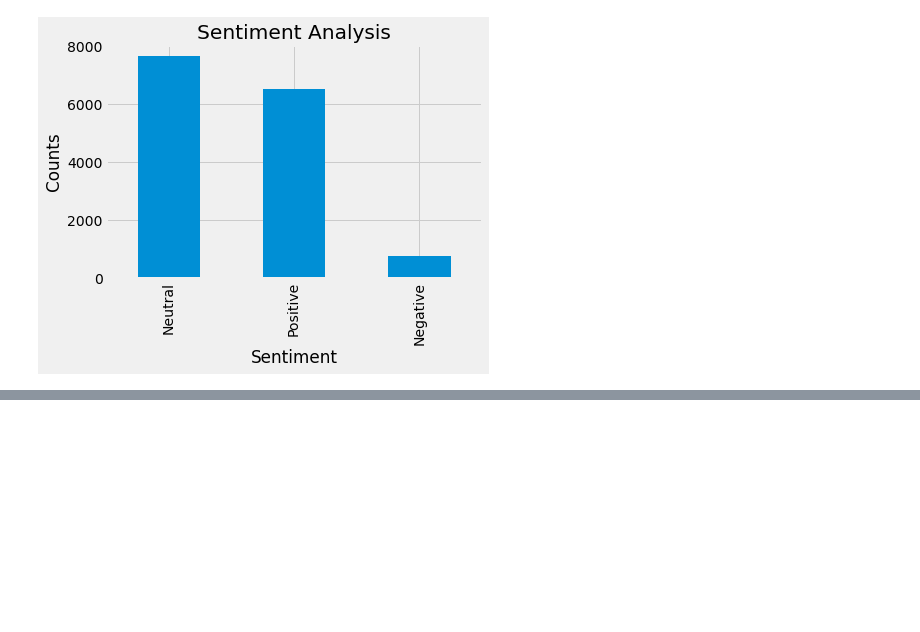
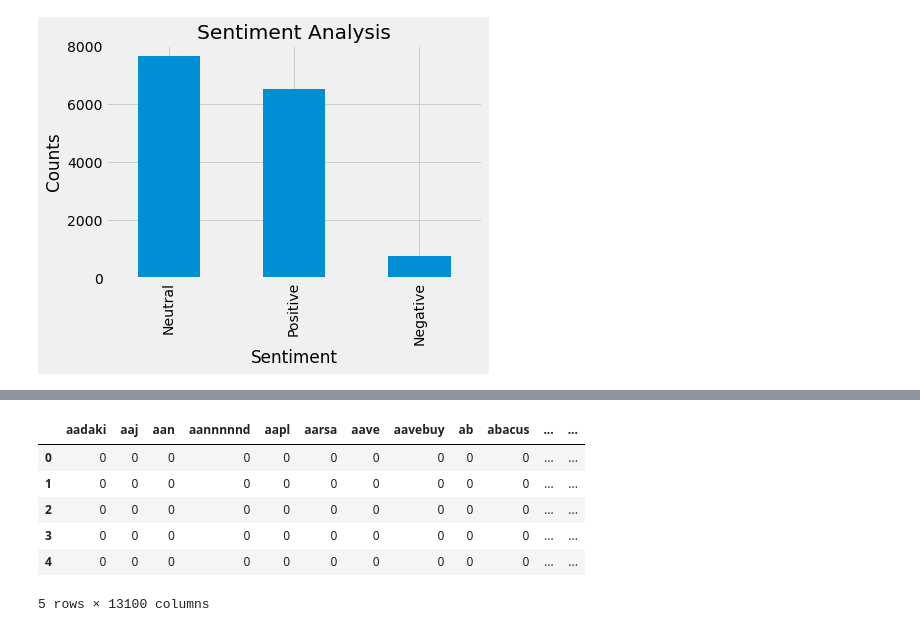
Before and after one commit to ridwan102/BTC_Sentiment, a Jupyter notebook: practice.ipynb, the cells around one changed output, grey strips where cells are left out. Saved outputs shown, nothing was run; the diff lists cells and outputs as text; code cells hidden in the pictures; blank space fills up the shorter version.

```diff
--- a/practice.ipynb
+++ b/practice.ipynb
@@ -427,0 +455,24 @@ plt.show()
+# %%
+# Split the data into training and test sets
+from sklearn.model_selection import train_test_split
+X_train, X_test, y_train, y_test = train_test_split(df_tweets['tokens'], df_tweets['Analysis'], test_size=0.3, random_state=42)
+# %%
+from sklearn.feature_extraction.text import CountVectorizer, TfidfVectorizer
+# The first document-term matrix has default Count Vectorizer values - counts of unigrams
+cv1 = CountVectorizer(stop_words='english')
+
+X_train_cv1 = cv1.fit_transform(X_train)
+X_test_cv1  = cv1.transform(X_test)
+
+X_train_cv1_df = pd.DataFrame(X_train_cv1.toarray(), columns=cv1.get_feature_names()).head()
+X_train_cv1_df
+
+#these words need to be removed!!!
+# %% [output]
+|  | aadaki | aaj | aan | aannnnnd | aapl | aarsa | aave | aavebuy | ab | abacus | ... | ... |
+| 0 | 0 | 0 | 0 | 0 | 0 | 0 | 0 | 0 | 0 | 0 | ... | ... |
+| 1 | 0 | 0 | 0 | 0 | 0 | 0 | 0 | 0 | 0 | 0 | ... | ... |
+| 2 | 0 | 0 | 0 | 0 | 0 | 0 | 0 | 0 | 0 | 0 | ... | ... |
+| 3 | 0 | 0 | 0 | 0 | 0 | 0 | 0 | 0 | 0 | 0 | ... | ... |
+| 4 | 0 | 0 | 0 | 0 | 0 | 0 | 0 | 0 | 0 | 0 | ... | ... |
+5 rows × 13100 columns
```
Also changed, not shown: parts of 63 cells of this notebook, 1 other file.
